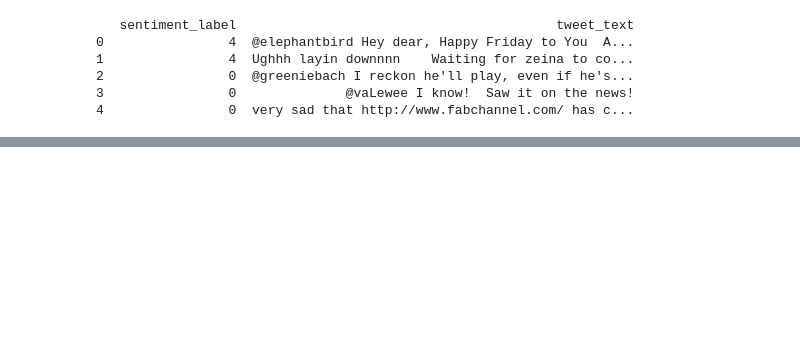
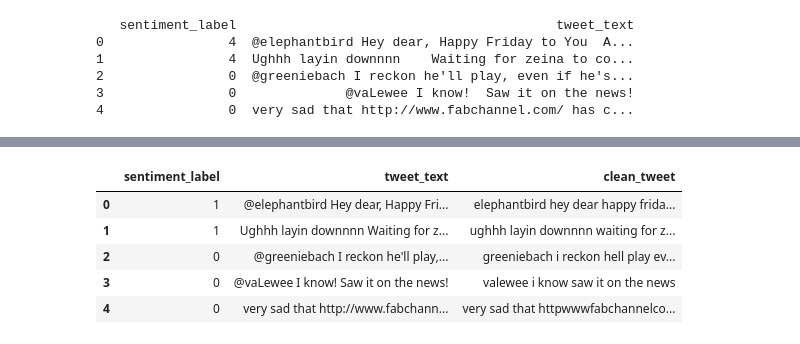
Before and after one commit to anajaved/UW_Data_Science_Cert, a Jupyter notebook: AnaJaved-L10-SentimentAnalysis.ipynb, the cells around one changed output, grey strips where cells are left out. Saved outputs shown, nothing was run; the diff lists cells and outputs as text; code cells hidden in the pictures; blank space fills up the shorter version.

```diff
--- a/AnaJaved-L10-SentimentAnalysis.ipynb
+++ b/AnaJaved-L10-SentimentAnalysis.ipynb
@@ -32,0 +60,43 @@ print(df.head())
+# %%
+# Creating a function to do Cleaning on the Dataset
+def preprocess(text, list_of_steps):
+
+    for step in list_of_steps:
+        if step == 'remove_non_ascii':
+            text = ''.join([x for x in text if ord(x) < 128])
+        elif step == 'lowercase':
+            text = text.lower()
+        elif step == 'remove_punctuation':
+            punct_exclude = set(string.punctuation)
+            text = ''.join(char for char in text if char not in punct_exclude)
+        elif step == 'remove_numbers':
+            text = re.sub("\d+", "", text)
+        elif step == 'strip_whitespace':
+            text = ' '.join(text.split())
+        elif step == 'remove_stopwords':
+            stops = stopwords.words('english')
+            word_list = text.split(' ')
+            text_words = [word for word in word_list if word not in stops]
+            text = ' '.join(text_words)
+        elif step == 'stem_words':
+            lmtzr = WordNetLemmatizer()
+            word_list = text.split(' ')
+            stemmed_words = [lmtzr.lemmatize(word) for word in word_list]
+            text = ' '.join(stemmed_words)
+    return text
+# %%
+# Cleaning all tweets
+steps = ['lowercase', 'remove_punctuation', 'remove_numbers', 'strip_whitespace']
+
+df['clean_tweet'] = df['tweet_text'].map(lambda s: preprocess(s, steps))
+# %%
+# Change Sentiment to '1' or '0' to indicate positive or negative sentiment.
+df.sentiment_label = df.sentiment_label.replace(4,1)
+df.head()
+# %% [output]
+|  | sentiment_label | tweet_text | clean_tweet |
+| 0 | 1 | @elephantbird Hey dear, Happy Fri... | elephantbird hey dear happy frida... |
+| 1 | 1 | Ughhh layin downnnn Waiting for z... | ughhh layin downnnn waiting for z... |
+| 2 | 0 | @greeniebach I reckon he'll play,... | greeniebach i reckon hell play ev... |
+| 3 | 0 | @vaLewee I know! Saw it on the news! | valewee i know saw it on the news |
+| 4 | 0 | very sad that http://www.fabchann... | very sad that httpwwwfabchannelco... |
```
Also changed, not shown: parts of 21 cells of this notebook.
